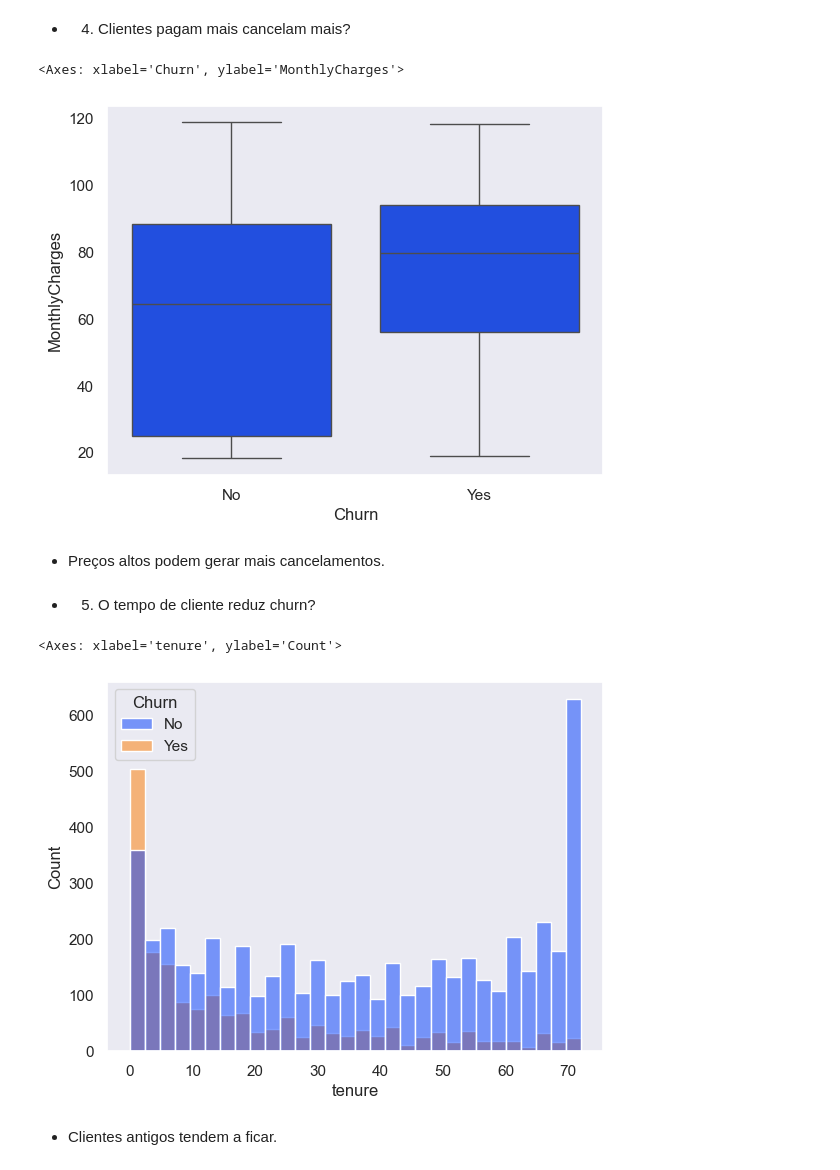
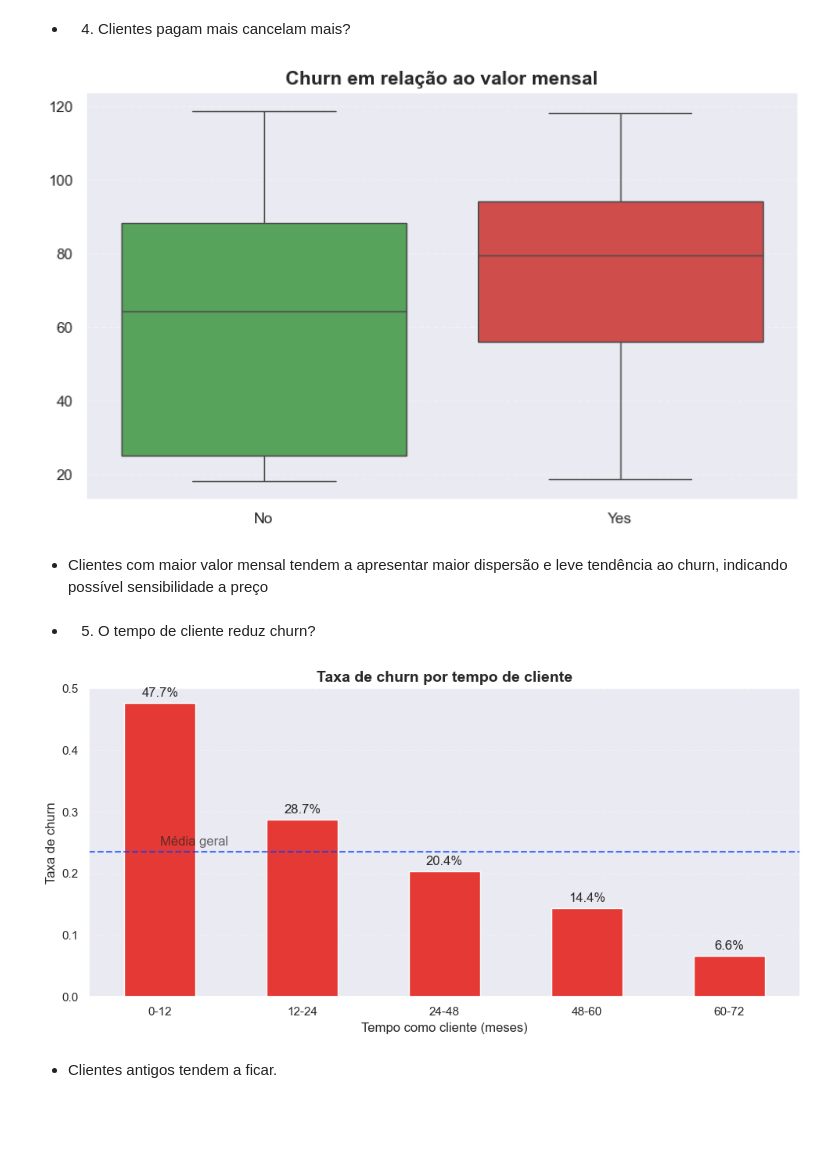
Before and after one commit to LuanESA/telco-churn, a Jupyter notebook: analise_exploratoria.ipynb, the cells around one changed output. Cells and saved outputs as stored; diff of their text form; code cells hidden in the pictures; blank space fills up the shorter version.

```diff
--- a/analise_exploratoria.ipynb
+++ b/analise_exploratoria.ipynb
@@ -292,11 +333,29 @@ sns.countplot(data=df, x='Contract', hue='Churn')
 # %% [markdown]
 - 4. Clientes pagam mais cancelam mais?
 # %%
-sns.boxplot(data=df, x='Churn', y='MonthlyCharges')
+plt.figure(figsize=(8,5))
+
+palette = {'No': '#4CAF50', 'Yes': '#E53935'}
+
+sns.boxplot(
+    data=df,
+    x='Churn',
+    y='MonthlyCharges',
+    hue='Churn',
+    palette=palette
+)
+
+plt.title('Churn em relação ao valor mensal', fontsize=14, weight='bold')
+plt.xlabel('')
+plt.ylabel('')
+
+plt.grid(axis='y', linestyle='--', alpha=0.3)
+
+plt.tight_layout()
+plt.show()
 # %% [output]
-<Axes: xlabel='Churn', ylabel='MonthlyCharges'>
-[figure, old version]
+[figure, new version]
 # %% [markdown]
-- Preços altos podem gerar mais cancelamentos.
+- Clientes com maior valor mensal tendem a apresentar maior dispersão e leve tendência ao churn, indicando possível sensibilidade a preço
 # %% [markdown]
 - 5. O tempo de cliente reduz churn?
@@ -303,8 +374,30 @@ sns.boxplot(data=df, x='Churn', y='MonthlyCharges')
 # %%
-sns.histplot(data=df, x='tenure', hue='Churn', bins=30)
+plt.figure(figsize=(10,5))
+
+palette = '#E53935'
+
+churn_rate['Yes'].plot(
+    kind='bar',
+    color=palette
+)
+
+plt.title('Taxa de churn por tempo de cliente', fontsize=14, weight='bold')
+plt.xlabel('Tempo como cliente (meses)')
+plt.ylabel('Taxa de churn')
+
+for i, v in enumerate(churn_rate['Yes']):
+    plt.text(i, v + 0.01, f'{v:.1%}', ha='center')
+
+
+plt.axhline(y=churn_rate['Yes'].mean(), linestyle='--', alpha=0.7)
+plt.text(0, churn_rate['Yes'].mean()+0.01, 'Média geral', alpha=0.7)
+plt.grid(axis='y', linestyle='--', alpha=0.3)
+plt.xticks(rotation=0)
+
+plt.tight_layout()
+plt.show()
 # %% [output]
-<Axes: xlabel='tenure', ylabel='Count'>
-[figure, old version]
+[figure, new version]
 # %% [markdown]
 - Clientes antigos tendem a ficar.
 # %% [markdown]
```
Also changed, not shown: parts of 17 cells of this notebook.
